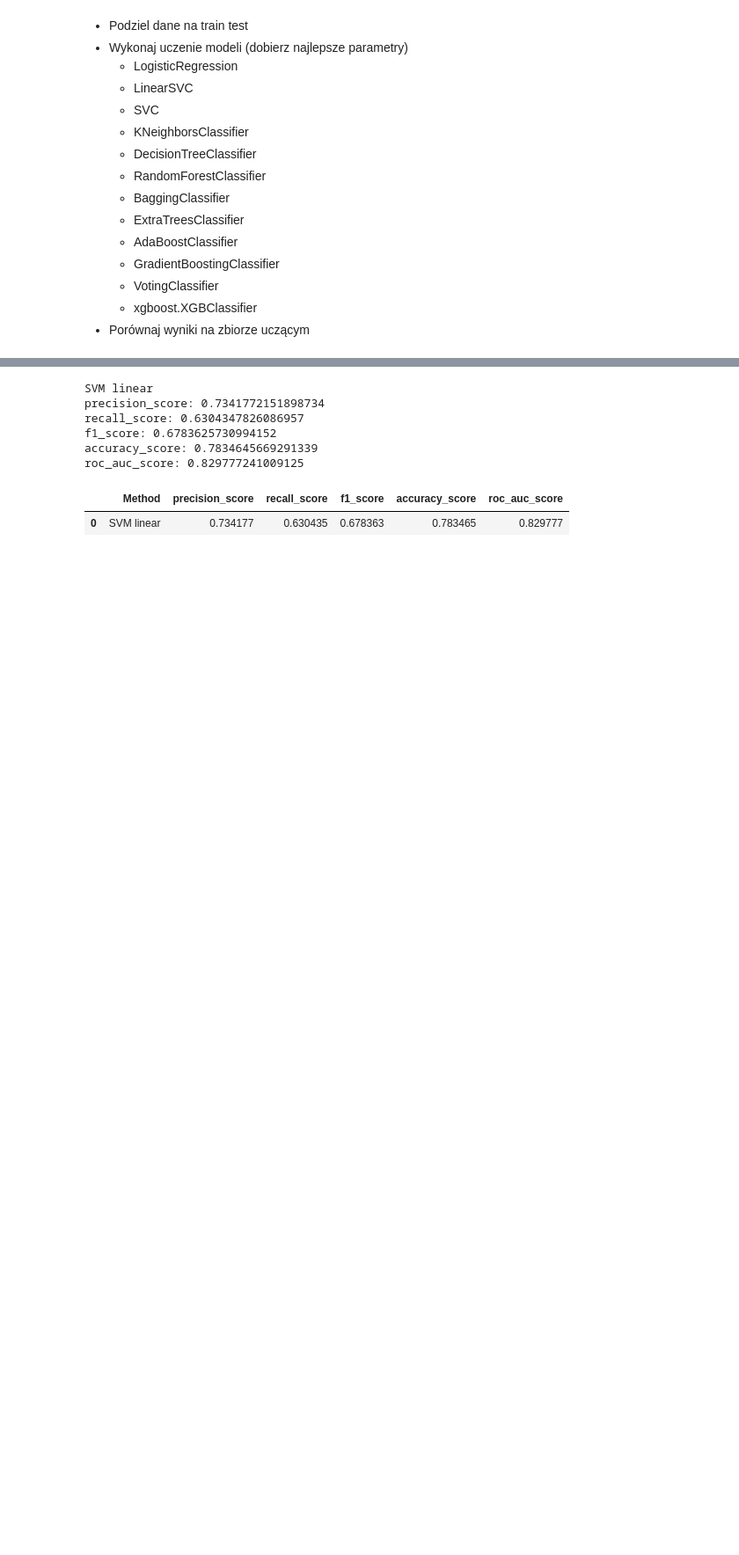
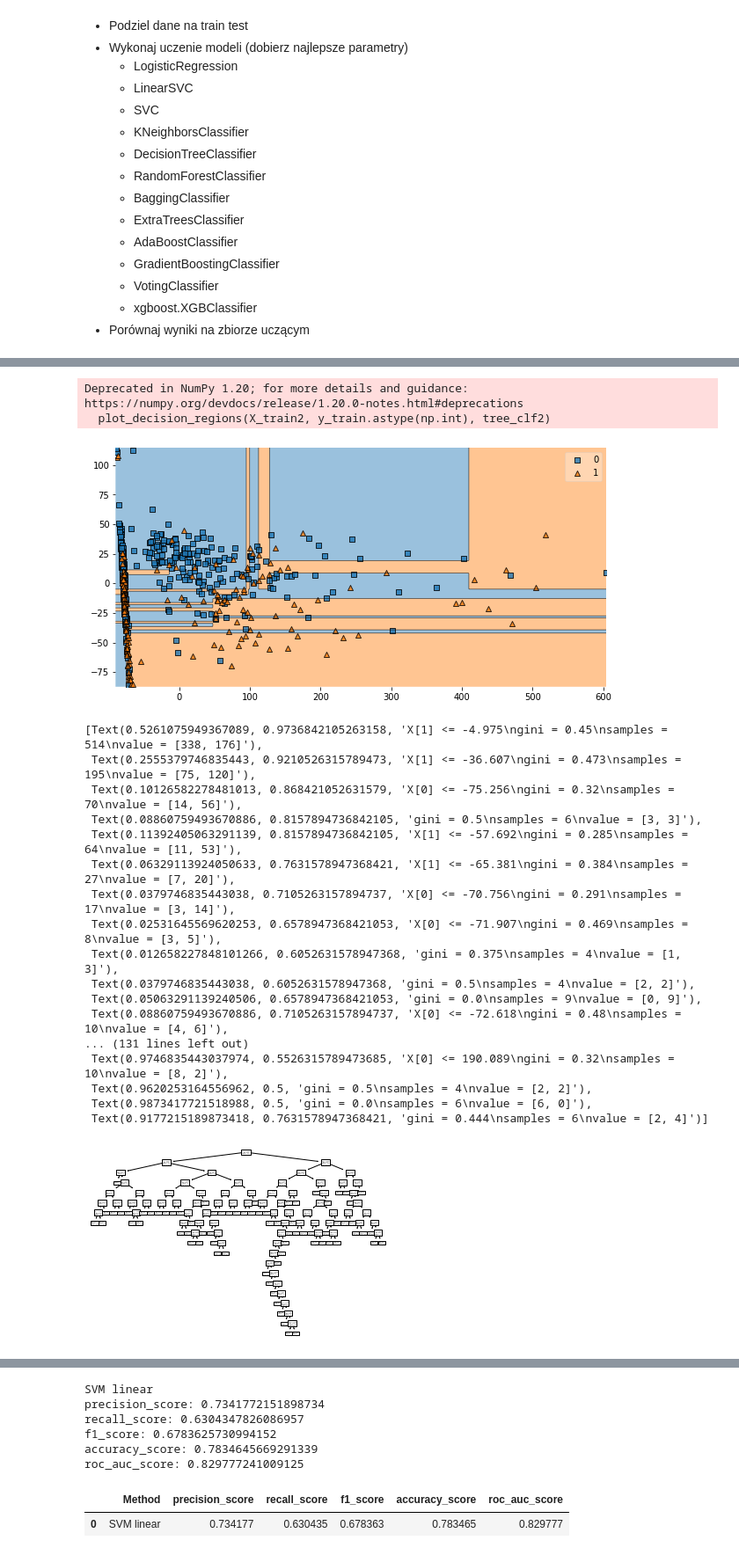
Before and after one commit to pawel200020/machine_learning_course, a Jupyter notebook: Z11_F_MLPClassifier.ipynb, the cells around one changed output, grey strips where cells are left out. Shown: that part at 88% size. Drawn from its saved outputs; the diff is of its cells as text; code cells hidden in the pictures; blank space fills up the shorter version.

```diff
--- a/Z11_F_MLPClassifier.ipynb
+++ b/Z11_F_MLPClassifier.ipynb
@@ -98,0 +165,35 @@ grid_1.best_params_
+# %%
+from sklearn.decomposition import PCA
+pca = PCA(n_components = 2)
+X_train2 = pca.fit_transform(X_train)
+tree_clf2 = DecisionTreeClassifier(min_samples_leaf=4, random_state=42)
+grid_4 = tree_clf2.fit(X_train2, y_train)
+
+plt.figure(figsize=(10, 5))
+plot_decision_regions(X_train2, y_train.astype(np.int), tree_clf2)
+plt.show()
+
+from sklearn import tree
+tree.plot_tree(tree_clf2)
+# %% [output]
+Deprecated in NumPy 1.20; for more details and guidance: https://numpy.org/devdocs/release/1.20.0-notes.html#deprecations
+  plot_decision_regions(X_train2, y_train.astype(np.int), tree_clf2)
+[figure, added]
+[Text(0.5261075949367089, 0.9736842105263158, 'X[1] <= -4.975\ngini = 0.45\nsamples = 514\nvalue = [338, 176]'),
+ Text(0.2555379746835443, 0.9210526315789473, 'X[1] <= -36.607\ngini = 0.473\nsamples = 195\nvalue = [75, 120]'),
+ Text(0.10126582278481013, 0.868421052631579, 'X[0] <= -75.256\ngini = 0.32\nsamples = 70\nvalue = [14, 56]'),
+ Text(0.08860759493670886, 0.8157894736842105, 'gini = 0.5\nsamples = 6\nvalue = [3, 3]'),
+ Text(0.11392405063291139, 0.8157894736842105, 'X[1] <= -57.692\ngini = 0.285\nsamples = 64\nvalue = [11, 53]'),
+ Text(0.06329113924050633, 0.7631578947368421, 'X[1] <= -65.381\ngini = 0.384\nsamples = 27\nvalue = [7, 20]'),
+ Text(0.0379746835443038, 0.7105263157894737, 'X[0] <= -70.756\ngini = 0.291\nsamples = 17\nvalue = [3, 14]'),
+ Text(0.02531645569620253, 0.6578947368421053, 'X[0] <= -71.907\ngini = 0.469\nsamples = 8\nvalue = [3, 5]'),
+ Text(0.012658227848101266, 0.6052631578947368, 'gini = 0.375\nsamples = 4\nvalue = [1, 3]'),
+ Text(0.0379746835443038, 0.6052631578947368, 'gini = 0.5\nsamples = 4\nvalue = [2, 2]'),
+ Text(0.05063291139240506, 0.6578947368421053, 'gini = 0.0\nsamples = 9\nvalue = [0, 9]'),
+ Text(0.08860759493670886, 0.7105263157894737, 'X[0] <= -72.618\ngini = 0.48\nsamples = 10\nvalue = [4, 6]'),
+... (131 lines left out)
+ Text(0.9746835443037974, 0.5526315789473685, 'X[0] <= 190.089\ngini = 0.32\nsamples = 10\nvalue = [8, 2]'),
+ Text(0.9620253164556962, 0.5, 'gini = 0.5\nsamples = 4\nvalue = [2, 2]'),
+ Text(0.9873417721518988, 0.5, 'gini = 0.0\nsamples = 6\nvalue = [6, 0]'),
+ Text(0.9177215189873418, 0.7631578947368421, 'gini = 0.444\nsamples = 6\nvalue = [2, 4]')]
+[figure, added]
```
Also changed, not shown: parts of 14 cells of this notebook.
